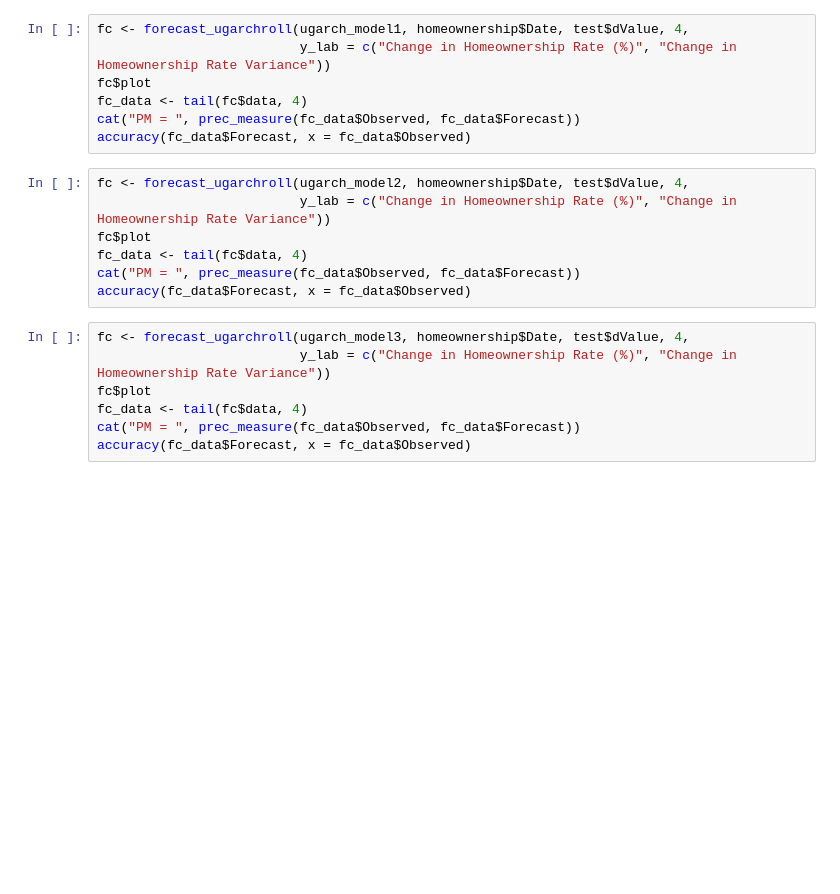
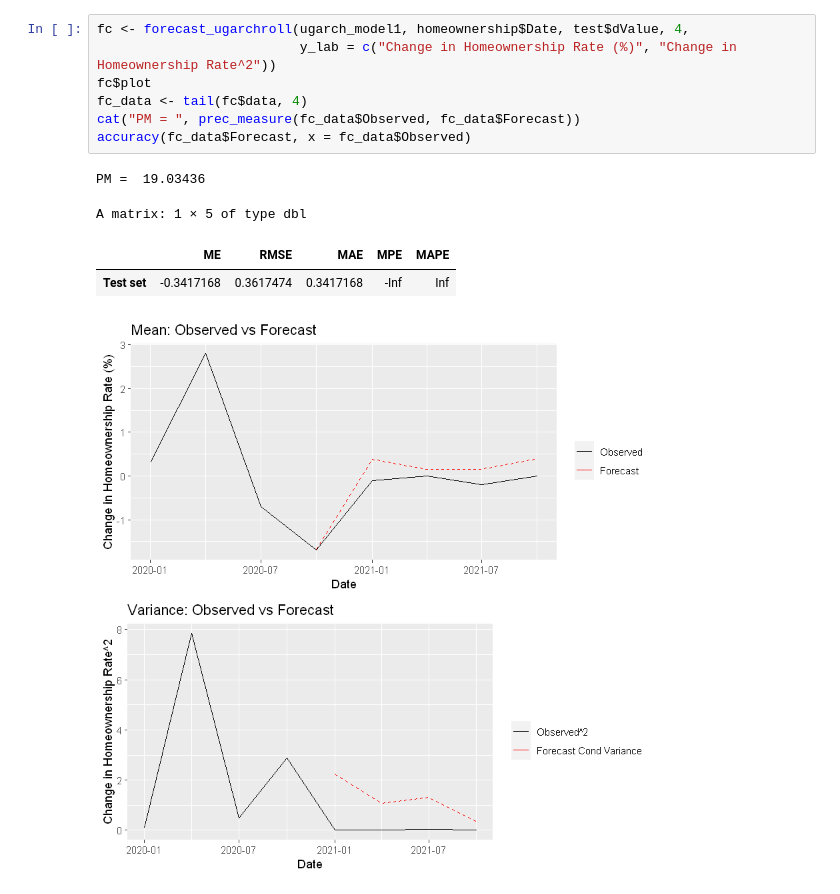
Before and after one commit to mattbbernstein/homeownership-project-f22isye6402-13, a Jupyter notebook: Notebooks/Diff-ARIMA-GARCH.ipynb, the cells around one changed output. Saved outputs shown, nothing was run; the diff lists cells and outputs as text; blank space fills up the shorter version.

```diff
--- a/Notebooks/Diff-ARIMA-GARCH.ipynb
+++ b/Notebooks/Diff-ARIMA-GARCH.ipynb
@@ -61,21 +101,13 @@ accuracy(fc_data$Forecast, x = fc_data$Observed)
 # %%
 fc <- forecast_ugarchroll(ugarch_model1, homeownership$Date, test$dValue, 4,
-                          y_lab = c("Change in Homeownership Rate (%)", "Change in Homeownership Rate Variance"))
+                          y_lab = c("Change in Homeownership Rate (%)", "Change in Homeownership Rate^2"))
 fc$plot
 fc_data <- tail(fc$data, 4)
 cat("PM = ", prec_measure(fc_data$Observed, fc_data$Forecast))
 accuracy(fc_data$Forecast, x = fc_data$Observed)
+# %% [output]
+PM =  19.03436
+A matrix: 1 × 5 of type dbl
+|  | ME | RMSE | MAE | MPE | MAPE |
+| Test set | -0.3417168 | 0.3617474 | 0.3417168 | -Inf | Inf |
+[figure, added]
-# %%
-fc <- forecast_ugarchroll(ugarch_model2, homeownership$Date, test$dValue, 4,
-                          y_lab = c("Change in Homeownership Rate (%)", "Change in Homeownership Rate Variance"))
-fc$plot
-fc_data <- tail(fc$data, 4)
-cat("PM = ", prec_measure(fc_data$Observed, fc_data$Forecast))
-accuracy(fc_data$Forecast, x = fc_data$Observed)
-# %%
-fc <- forecast_ugarchroll(ugarch_model3, homeownership$Date, test$dValue, 4,
-                          y_lab = c("Change in Homeownership Rate (%)", "Change in Homeownership Rate Variance"))
-fc$plot
-fc_data <- tail(fc$data, 4)
-cat("PM = ", prec_measure(fc_data$Observed, fc_data$Forecast))
-accuracy(fc_data$Forecast, x = fc_data$Observed)
```
Also changed, not shown: parts of 9 cells of this notebook, 4 other files.
